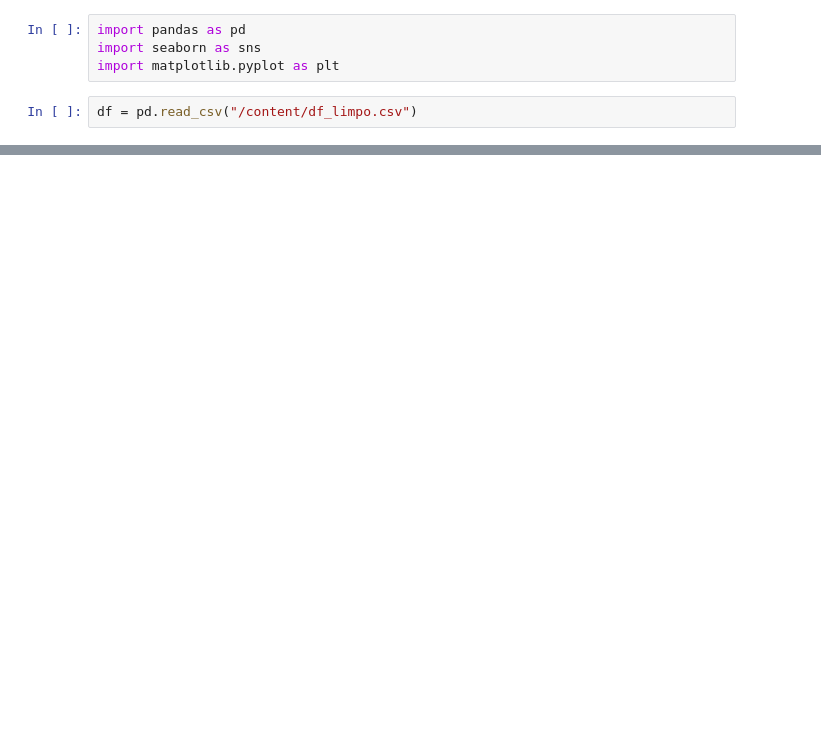
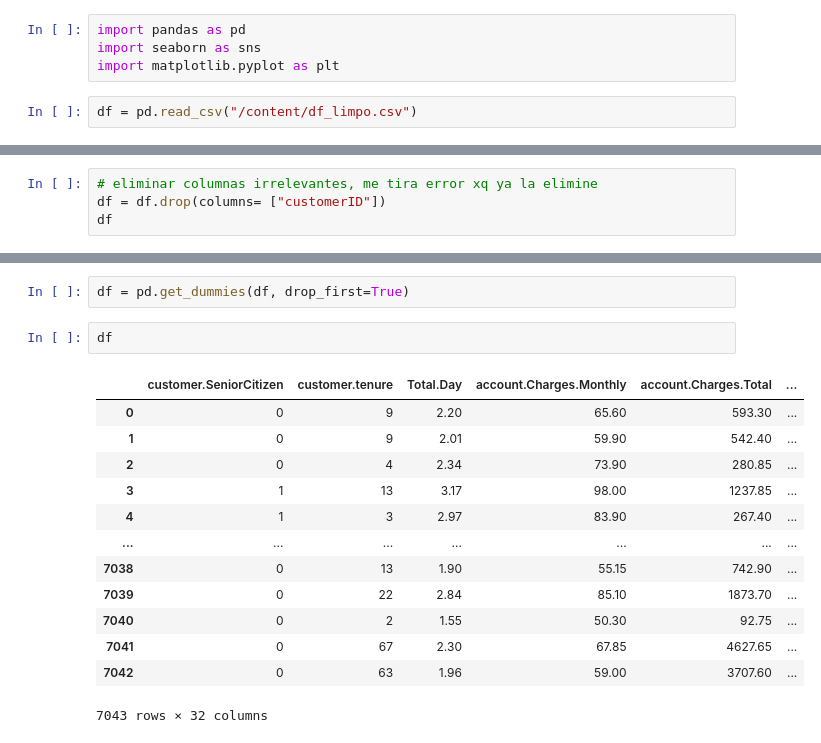
Before and after one commit to Gabriel-muni/Telecom_X_parte2, a Jupyter notebook: Telecom_X_parte2.ipynb, the cells around one changed output, grey strips where cells are left out. Cells and saved outputs as stored; diff of their text form; blank space fills up the shorter version.

```diff
--- a/Telecom_X_parte2.ipynb
+++ b/Telecom_X_parte2.ipynb
@@ -18,0 +39,4 @@ df.head()
+# %%
+# eliminar columnas irrelevantes, me tira error xq ya la elimine
+df = df.drop(columns= ["customerID"])
+df
@@ -18,0 +57,18 @@ df.head()
+# %%
+df = pd.get_dummies(df, drop_first=True)
+# %%
+df
+# %% [output]
+|  | customer.SeniorCitizen | customer.tenure | Total.Day | account.Charges.Monthly | account.Charges.Total | ... |
+| 0 | 0 | 9 | 2.20 | 65.60 | 593.30 | ... |
+| 1 | 0 | 9 | 2.01 | 59.90 | 542.40 | ... |
+| 2 | 0 | 4 | 2.34 | 73.90 | 280.85 | ... |
+| 3 | 1 | 13 | 3.17 | 98.00 | 1237.85 | ... |
+| 4 | 1 | 3 | 2.97 | 83.90 | 267.40 | ... |
+| ... | ... | ... | ... | ... | ... | ... |
+| 7038 | 0 | 13 | 1.90 | 55.15 | 742.90 | ... |
+| 7039 | 0 | 22 | 2.84 | 85.10 | 1873.70 | ... |
+| 7040 | 0 | 2 | 1.55 | 50.30 | 92.75 | ... |
+| 7041 | 0 | 67 | 2.30 | 67.85 | 4627.65 | ... |
+| 7042 | 0 | 63 | 1.96 | 59.00 | 3707.60 | ... |
+7043 rows × 32 columns
```
Also changed, not shown: parts of 7 cells of this notebook.
